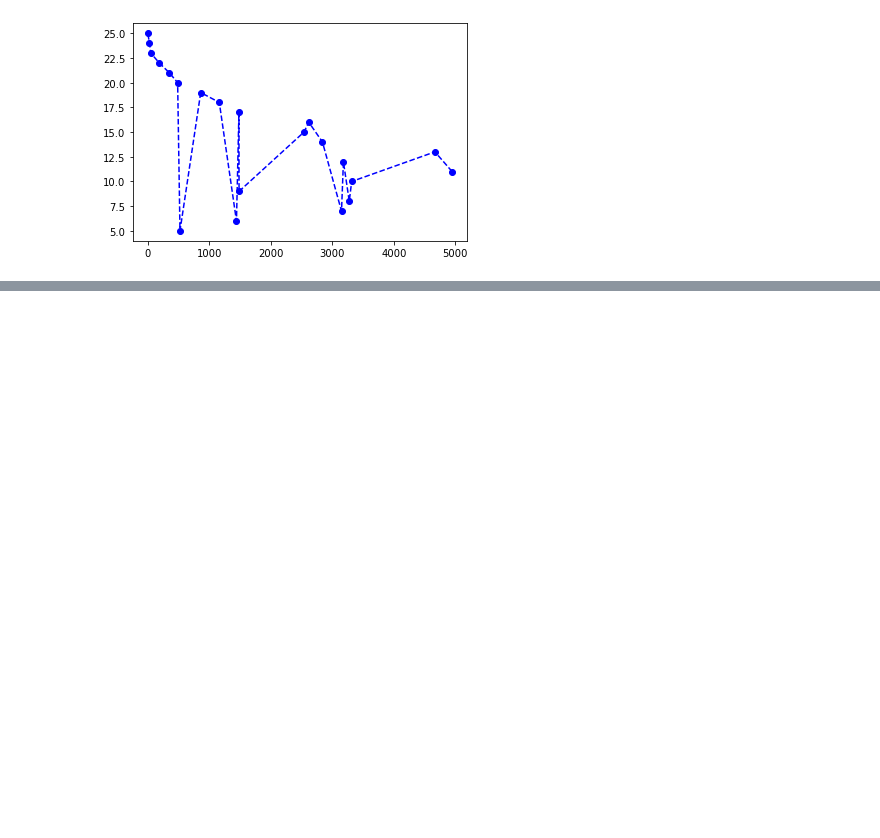
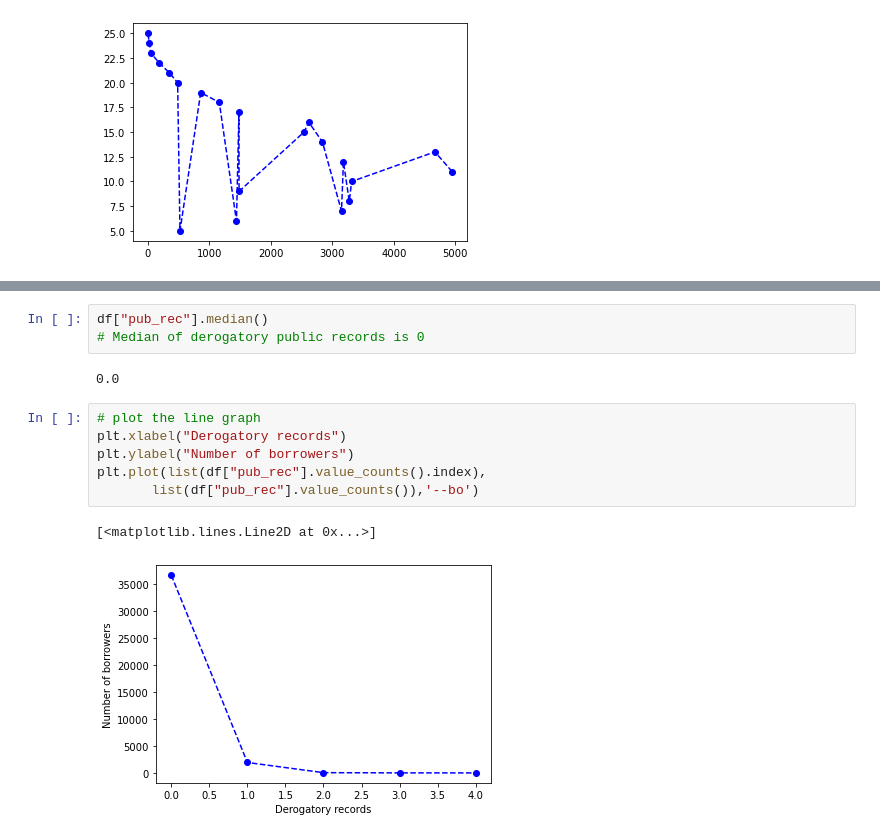
Before and after one commit to MrRobo-t/lending-case-study, a Jupyter notebook: Gaurav_Malhotra.ipynb, the cells around one changed output, grey strips where cells are left out. Cells and saved outputs as stored; diff of their text form; blank space fills up the shorter version.

```diff
--- a/Gaurav_Malhotra.ipynb
+++ b/Gaurav_Malhotra.ipynb
@@ -308,0 +372,14 @@ plt.bar(list(df["verification_status"].value_counts().index),
+# %%
+df["pub_rec"].median()
+# Median of derogatory public records is 0
+# %% [output]
+0.0
+# %%
+# plot the line graph
+plt.xlabel("Derogatory records")
+plt.ylabel("Number of borrowers")
+plt.plot(list(df["pub_rec"].value_counts().index),
+       list(df["pub_rec"].value_counts()),'--bo')
+# %% [output]
+[<matplotlib.lines.Line2D at 0x...>]
+[figure, added]
```
Also changed, not shown: parts of 20 cells of this notebook.
